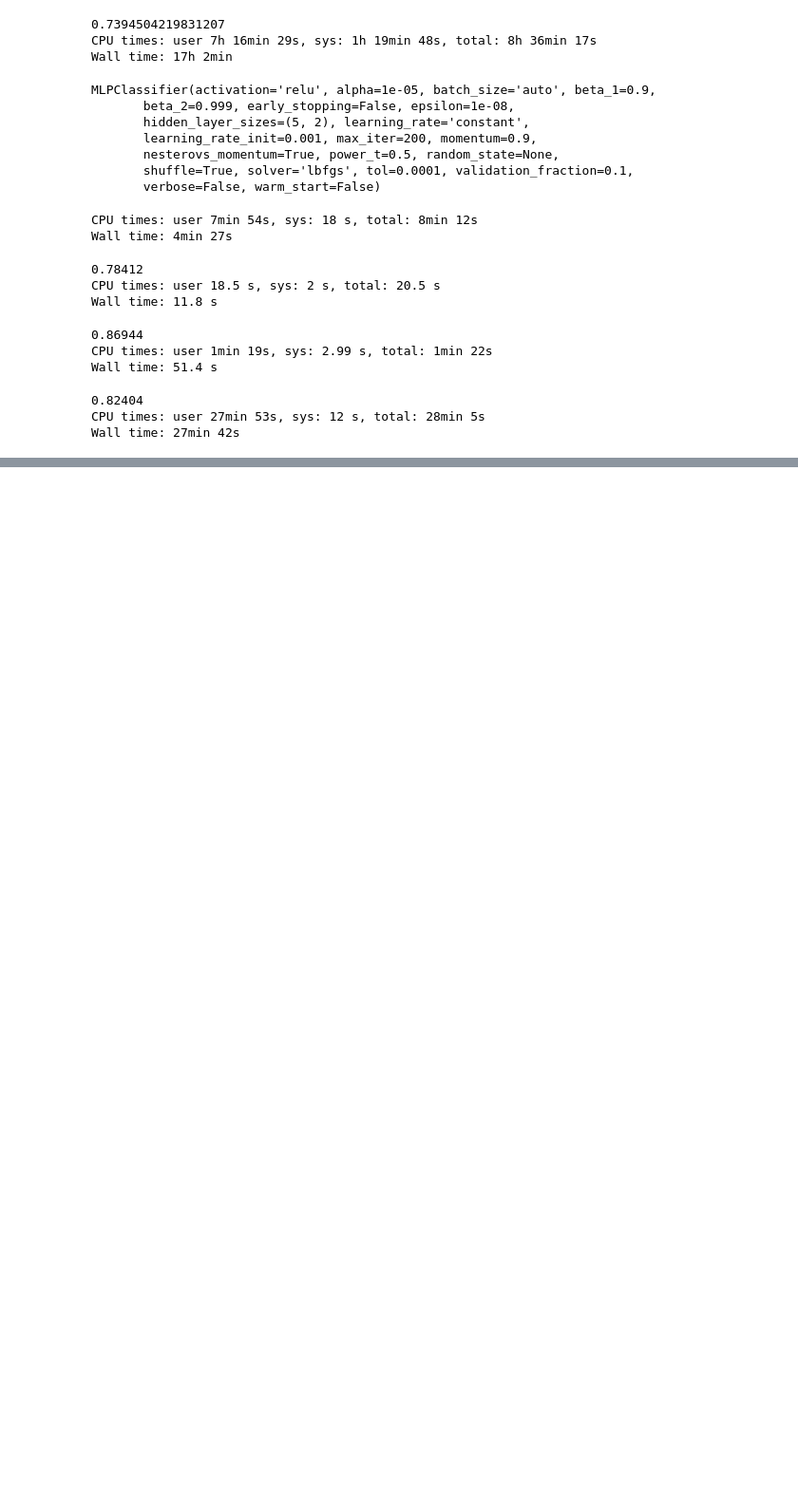
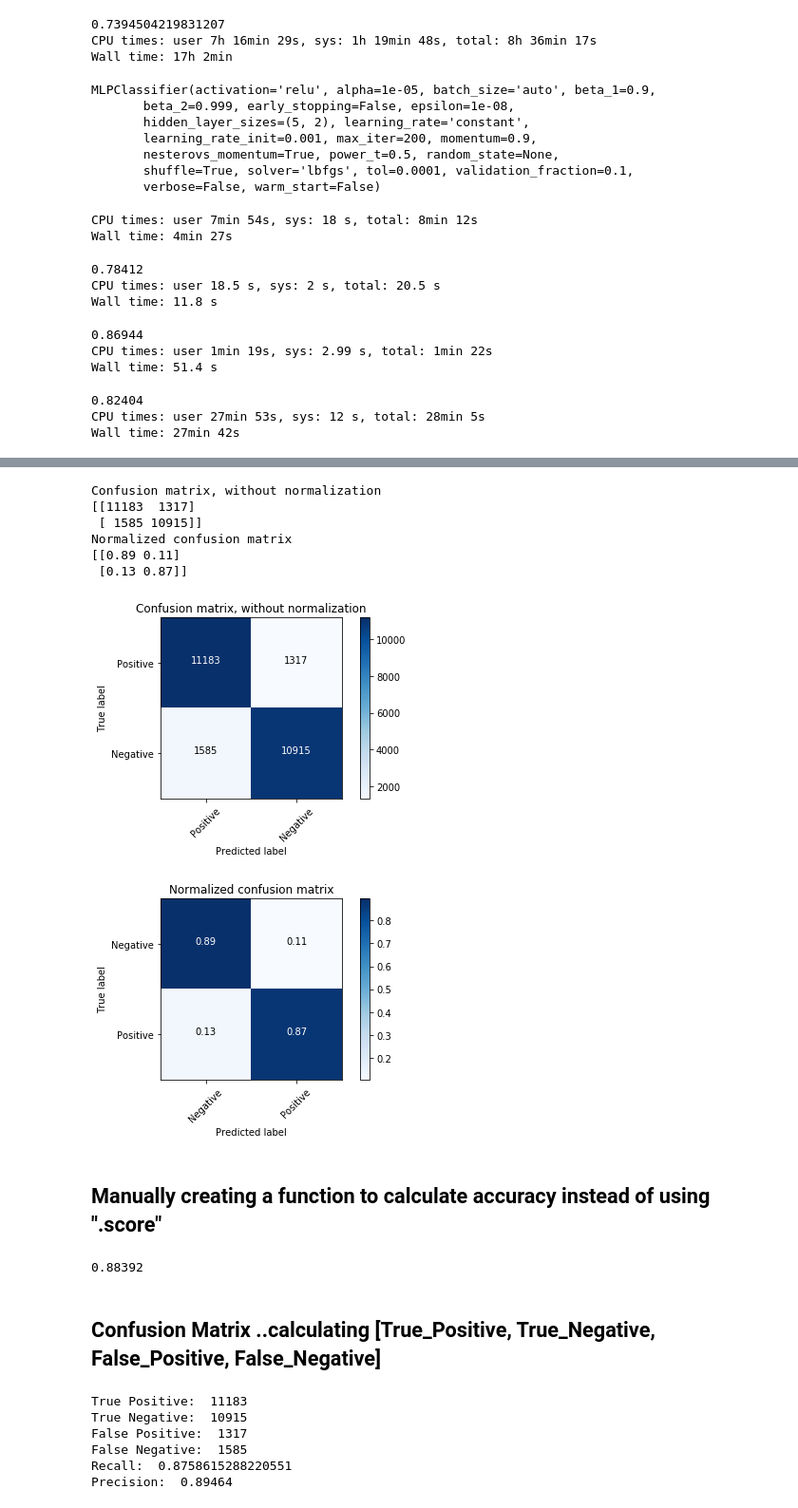
Before and after one commit to Ashi-s/Data-Science, a Jupyter notebook: movie_sentiment.ipynb, the cells around one changed output, grey strips where cells are left out. Shown at 95% size. Drawn from its saved outputs; the diff is of its cells as text; code cells hidden in the pictures; blank space fills up the shorter version.

```diff
--- a/movie_sentiment.ipynb
+++ b/movie_sentiment.ipynb
@@ -478,0 +476,9 @@ Wall time: 27min 42s
+# %%
+%%time
+#Decision Tree
+# Decision Tree suffers very badly in high dimensional space.
+from sklearn.tree import DecisionTreeClassifier
+dt = DecisionTreeClassifier()
+dt.fit(train_vectorized, df_train.label.values)
+dt_acc = dt.score(test_vectorized, df_test.label.values)
+print(dt_acc)
@@ -478,0 +566,70 @@ Wall time: 27min 42s
+# %%
+y_pred = ovr.predict(test_vectorized)
+cnf_matrix = confusion_matrix(df_test.label.values, y_pred)
+np.set_printoptions(precision=2)
+# %%
+# Plot non-normalized confusion matrix
+plt.figure()
+plot_confusion_matrix(cnf_matrix, classes=['Positive', 'Negative'],
+                      title='Confusion matrix, without normalization')
+
+# Plot normalized confusion matrix
+plt.figure()
+plot_confusion_matrix(cnf_matrix, classes=['Negative', 'Positive'], normalize=True,
+                      title='Normalized confusion matrix')
+
+plt.show()
+# %% [output]
+Confusion matrix, without normalization
+[[11183  1317]
+ [ 1585 10915]]
+Normalized confusion matrix
+[[0.89 0.11]
+ [0.13 0.87]]
+[figure, added]
+[figure, added]
+# %% [markdown]
+## Manually creating a function to calculate accuracy instead of using ".score"
+# %%
+def accuracy_func(y_test, y_pred):
+    acc = 0
+    for y, y_hat in zip(y_test, y_pred):
+        if(y == y_hat):
+            acc += 1
+    return acc/len(y_pred)
+print(accuracy_func(df_test['label'], y_pred))
+# %% [output]
+0.88392
+# %% [markdown]
+## Confusion Matrix ..calculating [True_Positive, True_Negative, False_Positive, False_Negative]
+# %%
+def accuracy_func(y_test, y_pred):
+    tp = 0
+    tn = 0
+    fp = 0
+    fn = 0
+    for y, y_hat in zip(y_test, y_pred):
+        if(y == 1 and y_hat == 1):
+            tp += 1
+        elif(y == 1 and y_hat == 2):
+            fp += 1
+        elif(y == 2 and y_hat == 1):
+            fn += 1
+        else:
+            tn += 1
+    print("True Positive: ", tp)
+    print("True Negative: ", tn)
+    print("False Positive: ", fp)
+    print("False Negative: ", fn)
+    Recall = (tp/(tp + fn))
+    Precision = (tp/(tp + fp))
+    print("Recall: ", Recall)
+    print('Precision: ', Precision)
+accuracy_func(df_test['label'], y_pred)
+# %% [output]
+True Positive:  11183
+True Negative:  10915
+False Positive:  1317
+False Negative:  1585
+Recall:  0.8758615288220551
+Precision:  0.89464
```
Also changed, not shown: parts of 22 cells of this notebook.
